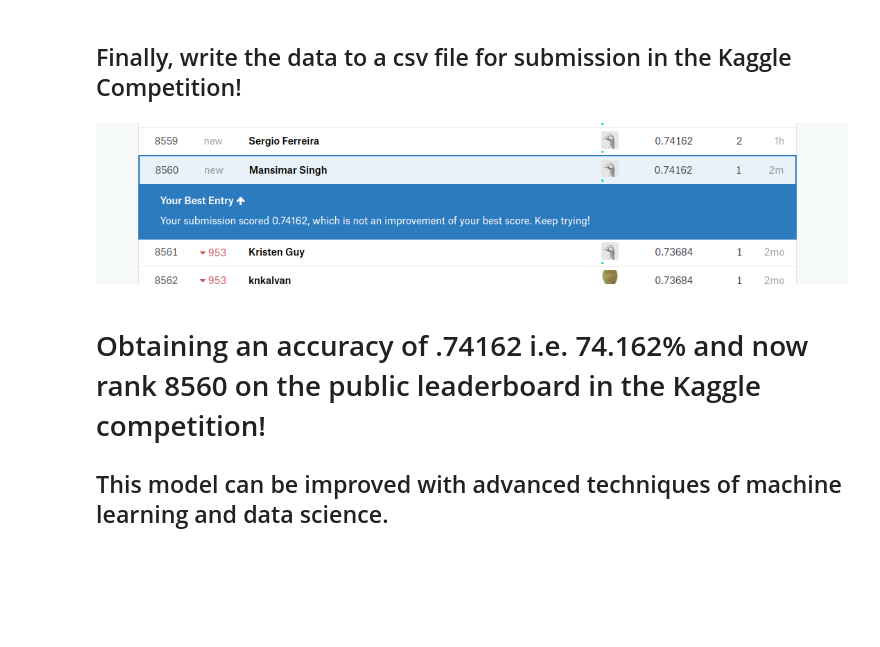
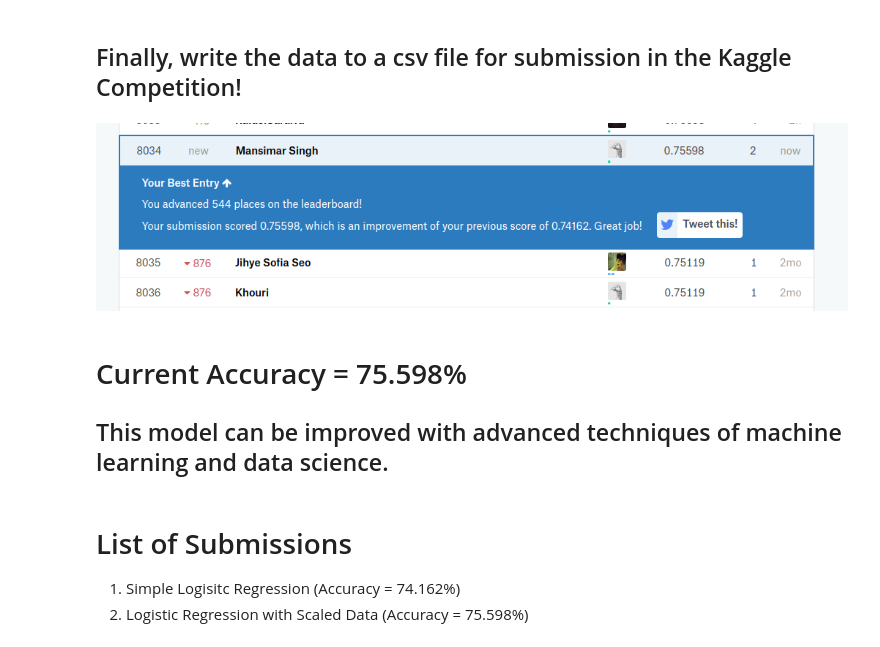
Before and after one commit to mansimar-s/ml-projects, a Jupyter notebook: titanic/titanic.ipynb, the cells around one changed output. Saved outputs shown, nothing was run; the diff lists cells and outputs as text; code cells hidden in the pictures; blank space fills up the shorter version.

Commit message:
Second Submission with 75.598% accuracy

```diff
--- a/titanic/titanic.ipynb
+++ b/titanic/titanic.ipynb
@@ -302,10 +315,16 @@ Survived # Our final dataframe for submission in the competition
 Survived.to_csv("Result.csv", index=False)
 # %%
 from IPython.core.display import Image
-Image(filename='/home/mansimar/projects/ml-projects/titanic/Titanic_first.png')
+Image(filename='second_submission.png')
 # %% [output]
-[figure, old version]
+[figure, new version]
 # %% [markdown]
-# Obtaining an accuracy of .74162 i.e. 74.162% and now rank 8560 on the public leaderboard in the Kaggle competition!
+# Current Accuracy = 75.598%
 
 ## This model can be improved with advanced techniques of machine learning and data science.
+# %% [markdown]
+# List of Submissions
+<ol>
+<li> Simple Logisitc Regression (Accuracy = 74.162%)
+<li> Logistic Regression with Scaled Data (Accuracy = 75.598%)
+</ol>
```
Also changed, not shown: parts of 8 cells of this notebook, 2 other files.
